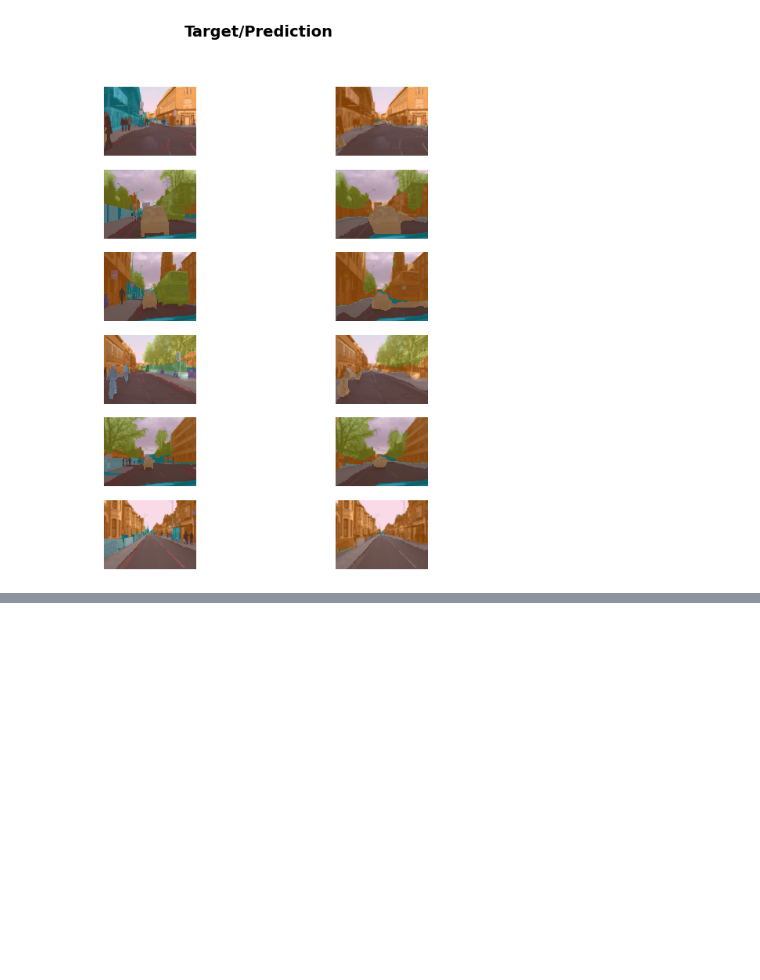
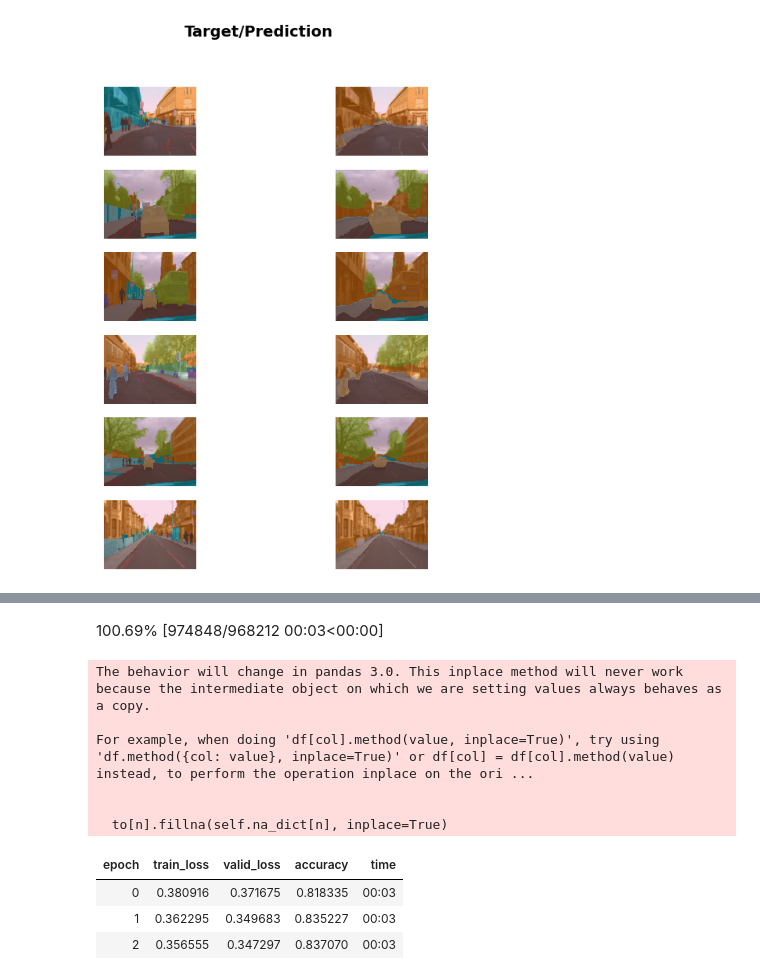
Before and after one commit to manjunathsirur1994/fastai, a Jupyter notebook: fastai-chapter1.ipynb, the cells around one changed output, grey strips where cells are left out. Cells and saved outputs as stored; diff of their text form; code cells hidden in the pictures; blank space fills up the shorter version.

```diff
--- a/fastai-chapter1.ipynb
+++ b/fastai-chapter1.ipynb
@@ -66,0 +73,23 @@ learn.predict("I really liked the movie.")
+# %%
+from fastai.tabular.all import *
+path = untar_data(URLs.ADULT_SAMPLE)
+# %% [output]
+100.69% [974848/968212 00:03<00:00]
+# %%
+dls = TabularDataLoaders.from_csv(path/'adult.csv', path=path, y_names='salary',
+                                 cat_names = ['workclass', 'education', 'marital-status', 'occupation', 'relationship','race'],
+                                 cont_names = ['age','fnlwgt','education-num'],
+                                 procs = [Categorify, FillMissing, Normalize])
+learn = tabular_learner(dls, metrics = accuracy)
+learn.fit_one_cycle(3)
+# %% [output]
+The behavior will change in pandas 3.0. This inplace method will never work because the intermediate object on which we are setting values always behaves as a copy.
+
+For example, when doing 'df[col].method(value, inplace=True)', try using 'df.method({col: value}, inplace=True)' or df[col] = df[col].method(value) instead, to perform the operation inplace on the ori ...
+
+
+  to[n].fillna(self.na_dict[n], inplace=True)
+| epoch | train_loss | valid_loss | accuracy | time |
+| 0 | 0.380916 | 0.371675 | 0.818335 | 00:03 |
+| 1 | 0.362295 | 0.349683 | 0.835227 | 00:03 |
+| 2 | 0.356555 | 0.347297 | 0.837070 | 00:03 |
```
Also changed, not shown: parts of 8 cells of this notebook.
